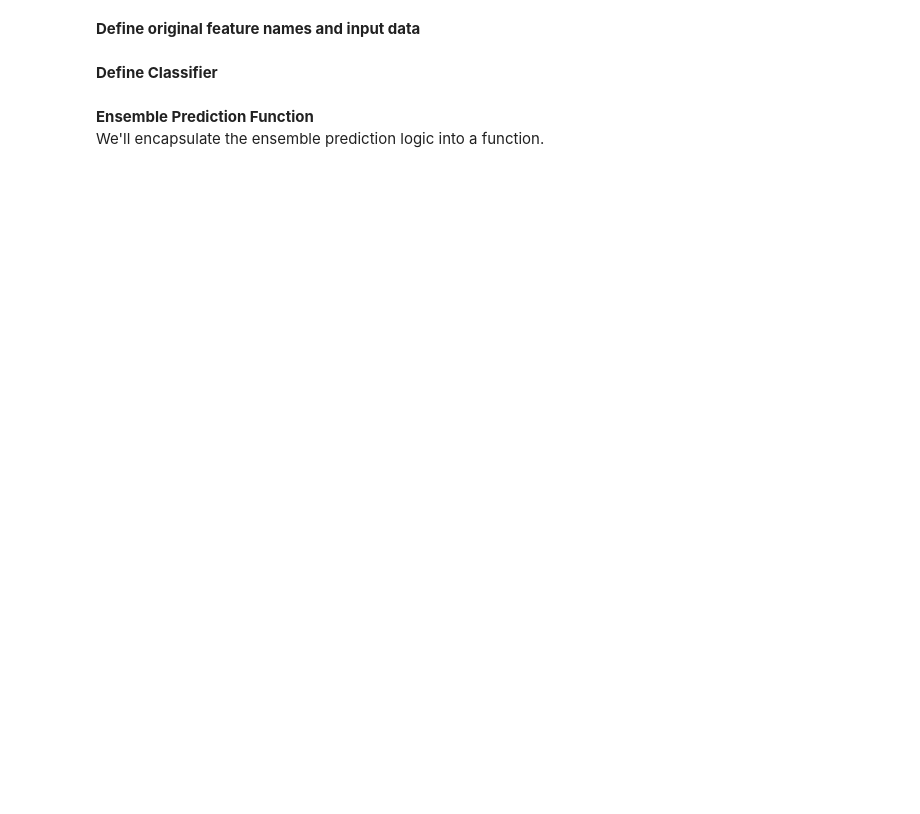
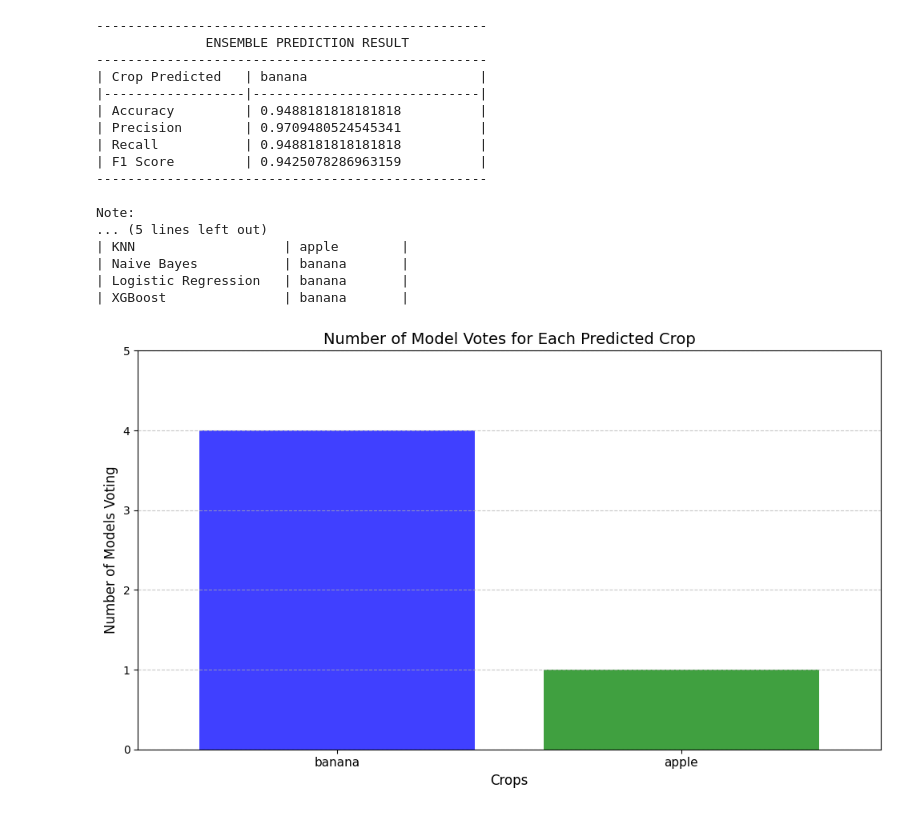
Before and after one commit to qasmendoza/crop-recommendation, a Jupyter notebook: Crops.ipynb, the cells around one changed output. Drawn from its saved outputs; the diff is of its cells as text; code cells hidden in the pictures; blank space fills up the shorter version.

```diff
--- a/Crops.ipynb
+++ b/Crops.ipynb
@@ -549,5 +690,6 @@ plt.show()
 # %%
 from make_predictions import predict_crop_value
+from collections import Counter
 
 # Get user input for crop parameters
 N = float(input("Enter the value of your N: "))
@@ -559,7 +701,6 @@ ph = float(input("Enter the value of your Ph: "))
 rainfall = float(input("Enter the value of your Rainfall: "))
 
 # Define your classifiers (and other necessary items like LabelEncoder)
-
 classifiers = {
     "Random Forest": clf_rf,
     "KNN": clf_knn,
@@ -568,7 +709,7 @@ classifiers = {
     "XGBoost": clf_xgb,
 }
 
-ensemble_prediction, ensemble_metrics, model_predictions, votes = predict_crop_value(N, P, K, temperature, humidity, ph, rainfall, classifiers, le, X_test, y_test)
+ensemble_prediction, ensemble_metrics, model_predictions = predict_crop_value(N, P, K, temperature, humidity, ph, rainfall, classifiers, le, X_test, y_test)
 
 # Print ensemble prediction results
 print("\n--------------------------------------------------")
@@ -578,35 +719,52 @@ print(f"| Crop Predicted   | {ensemble_prediction:<27} |")
 print("|------------------|-----------------------------|")
 print(f"| Accuracy         | {ensemble_metrics['Accuracy']:<27} |")
 print(f"| Precision        | {ensemble_metrics['Precision']:<27} |")
 print(f"| Recall           | {ensemble_metrics['Recall']:<27} |")
 print(f"| F1 Score         | {ensemble_metrics['F1 Score']:<27} |")
 print("--------------------------------------------------")
 print("\nNote:")
 print("The ensemble prediction is derived from a majority consensus across various models.")
 
 # Print model-wise predictions
-print("Model-wise Predictions:")
+print("\n Model-wise Predictions:")
 print("| Model Name            | Prediction   |")
 print("|-----------------------|--------------|")
 for clf_name, prediction in model_predictions.items():
     print(f"| {clf_name:<21} | {prediction:<12} |")
 
-
 # Visualization: Histogram of Predictions
+votes = [prediction for prediction in model_predictions.values()]
 vote_counts = Counter(votes)
 plt.figure(figsize=(10,6))
 colors = ['blue', 'green', 'red', 'cyan', 'purple']
 plt.bar(vote_counts.keys(), vote_counts.values(), color=colors, alpha=0.75)
 plt.yticks(np.arange(0, 6, 1))
 plt.ylim(0, 5)
 plt.ylabel('Number of Models Voting', fontsize=12)
 plt.xlabel('Crops', fontsize=12)
 plt.title('Number of Model Votes for Each Predicted Crop', fontsize=14)
 plt.xticks(rotation=0, fontsize=11)
 plt.grid(axis='y', linestyle='--', alpha=0.7)
 plt.margins(0.1)
 plt.tight_layout()
 plt.show()
+# %% [output]
+--------------------------------------------------
+              ENSEMBLE PREDICTION RESULT
+--------------------------------------------------
+| Crop Predicted   | banana                      |
+|------------------|-----------------------------|
+| Accuracy         | 0.9488181818181818          |
+| Precision        | 0.9709480524545341          |
+| Recall           | 0.9488181818181818          |
+| F1 Score         | 0.9425078286963159          |
+--------------------------------------------------
+
+Note:
+... (5 lines left out)
+| KNN                   | apple        |
+| Naive Bayes           | banana       |
+| Logistic Regression   | banana       |
+| XGBoost               | banana       |
+[figure, added]
-# %% [markdown]
-**Define original feature names and input data**
 # %%
@@ -616,3 +776 @@ data_df = pd.DataFrame(data, columns=original_feature_names)
-# %% [markdown]
-**Define Classifier**
 # %%
@@ -626,4 +786 @@ classifiers = {
-# %% [markdown]
-**Ensemble Prediction Function**
-<br>We'll encapsulate the ensemble prediction logic into a function.
 # %%
```
Also changed, not shown: parts of 20 cells of this notebook.
